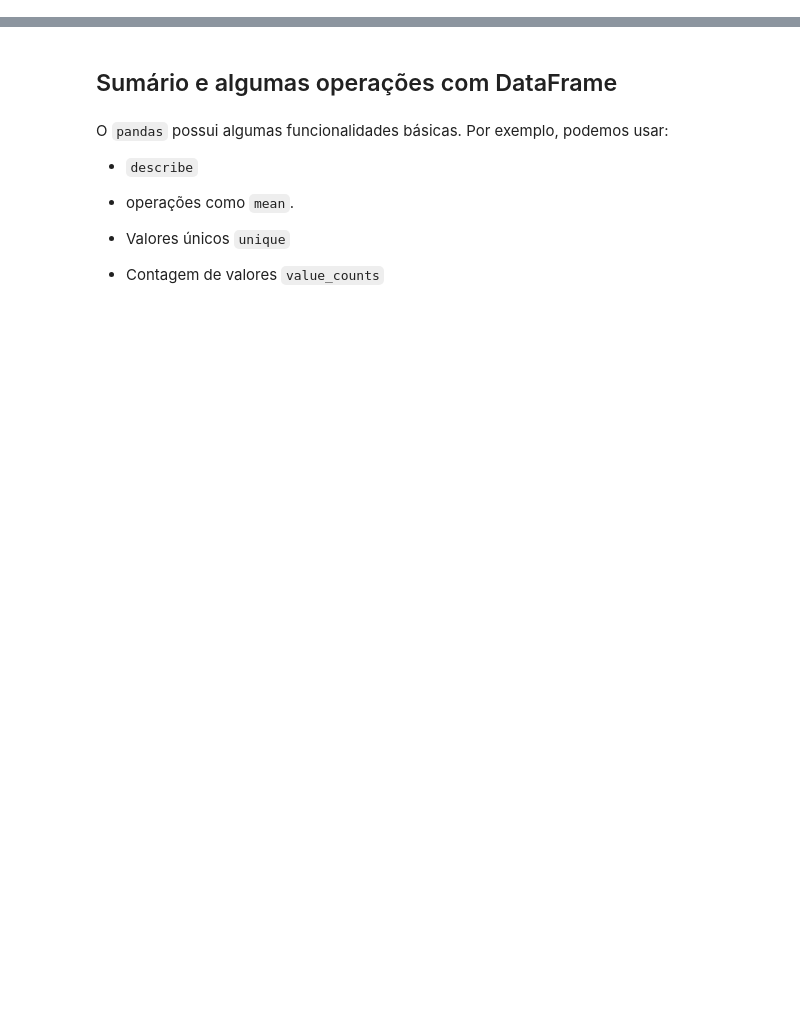
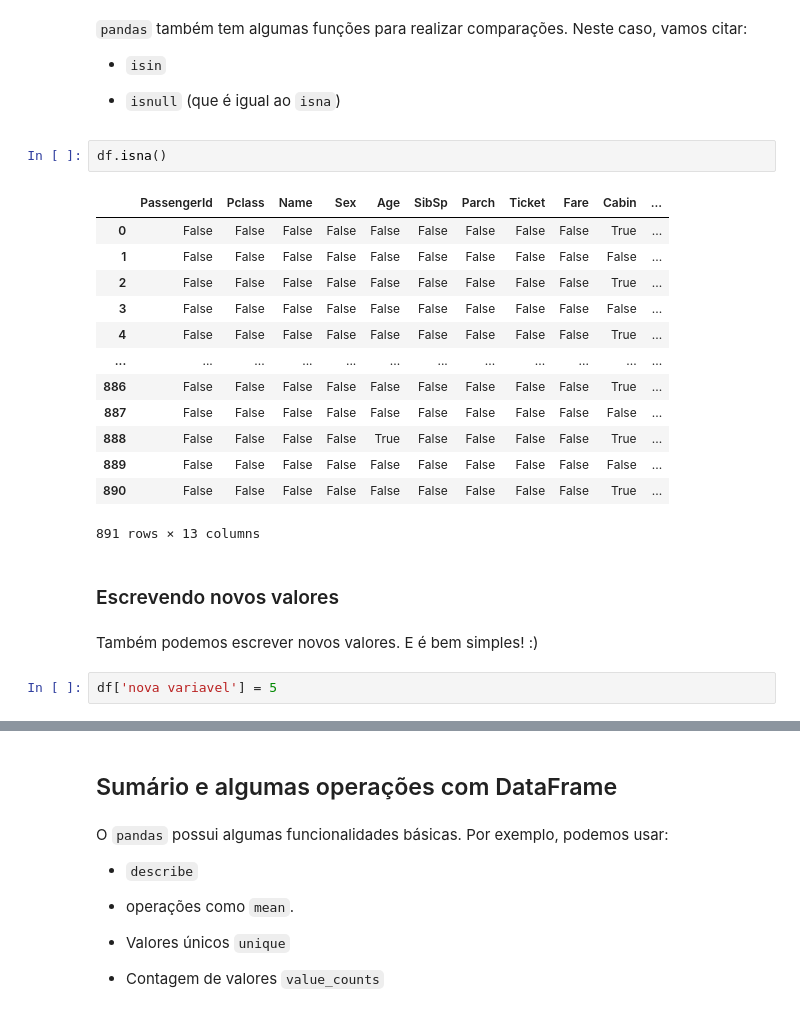
Before and after one commit to mdrs-thiago/ada-tecnicas1, a Jupyter notebook: Ada - Técnicas I - Aula 05.ipynb, the cells around one changed output, grey strips where cells are left out. Drawn from its saved outputs; the diff is of its cells as text; blank space fills up the shorter version.

```diff
--- a/Ada - Técnicas I - Aula 05.ipynb
+++ b/Ada - Técnicas I - Aula 05.ipynb
@@ -11,0 +163,28 @@ df.head()
+# %% [markdown]
+`pandas` também tem algumas funções para realizar comparações. Neste caso, vamos citar:
+
+- `isin`
+
+- `isnull` (que é igual ao `isna`)
+# %%
+df.isna()
+# %% [output]
+|  | PassengerId | Pclass | Name | Sex | Age | SibSp | Parch | Ticket | Fare | Cabin | ... |
+| 0 | False | False | False | False | False | False | False | False | False | True | ... |
+| 1 | False | False | False | False | False | False | False | False | False | False | ... |
+| 2 | False | False | False | False | False | False | False | False | False | True | ... |
+| 3 | False | False | False | False | False | False | False | False | False | False | ... |
+| 4 | False | False | False | False | False | False | False | False | False | True | ... |
+| ... | ... | ... | ... | ... | ... | ... | ... | ... | ... | ... | ... |
+| 886 | False | False | False | False | False | False | False | False | False | True | ... |
+| 887 | False | False | False | False | False | False | False | False | False | False | ... |
+| 888 | False | False | False | False | True | False | False | False | False | True | ... |
+| 889 | False | False | False | False | False | False | False | False | False | False | ... |
+| 890 | False | False | False | False | False | False | False | False | False | True | ... |
+891 rows × 13 columns
+# %% [markdown]
+### Escrevendo novos valores
+# %% [markdown]
+Também podemos escrever novos valores. E é bem simples! :)
+# %%
+df['nova variavel'] = 5
```
Also changed, not shown: parts of 58 cells of this notebook, 1 other file.
